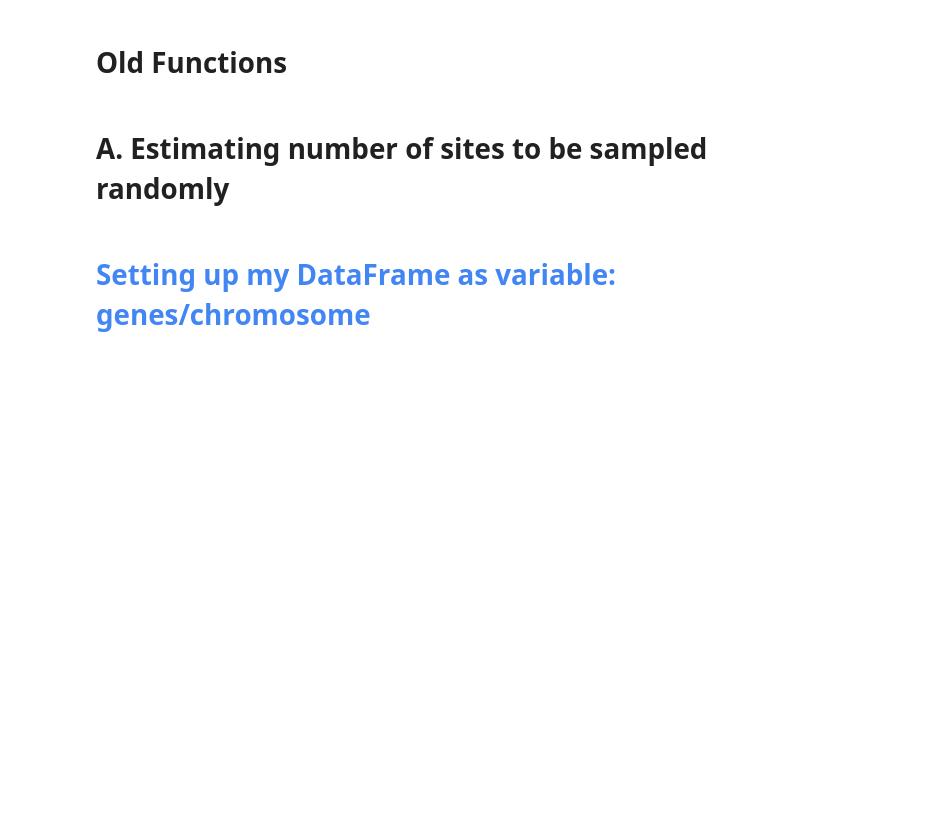
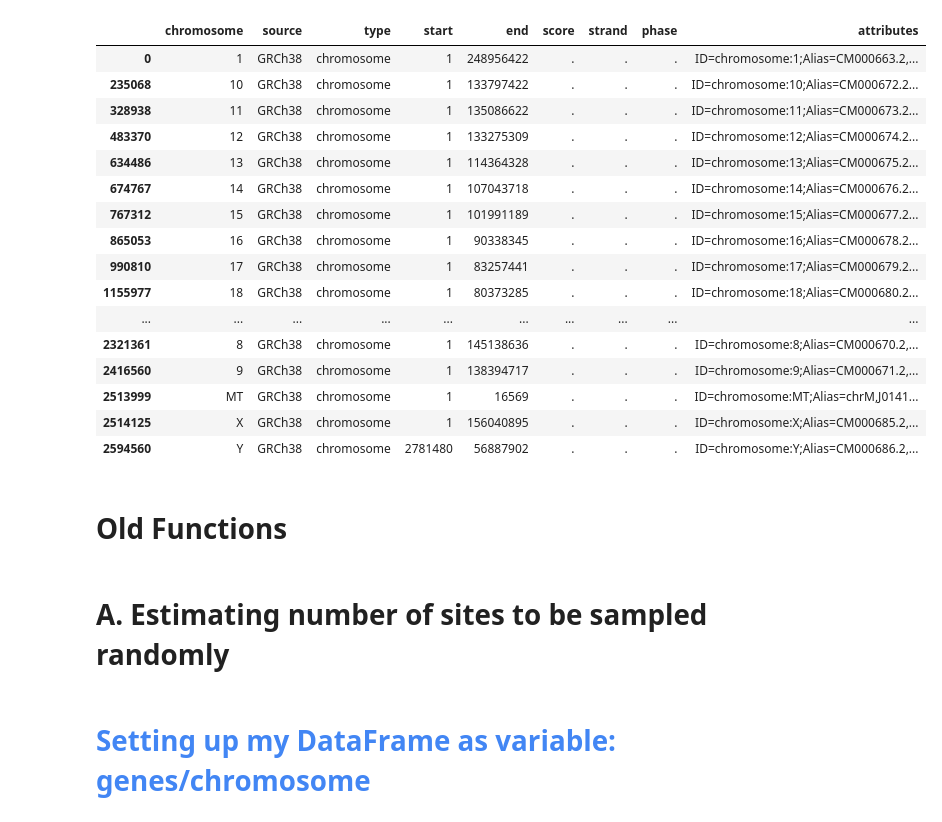
Before and after one commit to kevinjoshy/reFABS-Procedure, a Jupyter notebook: reFABS.ipynb, the cells around one changed output. Drawn from its saved outputs; the diff is of its cells as text; code cells hidden in the pictures; blank space fills up the shorter version.

```diff
--- a/reFABS.ipynb
+++ b/reFABS.ipynb
@@ -13,6 +13,26 @@ col_names = ['chromosome', 'source', 'type', 'start', 'end', 'score', 'strand',
 df = pd.read_csv('Homo_sapiens.GRCh38.85.gff3.gz', compression='gzip',
                          sep='\t', comment='#', low_memory=False,
                          header=None, names=col_names)
+# %%
+df[df.type == 'chromosome']
+# %% [output]
+|  | chromosome | source | type | start | end | score | strand | phase | attributes |
+| 0 | 1 | GRCh38 | chromosome | 1 | 248956422 | . | . | . | ID=chromosome:1;Alias=CM000663.2,... |
+| 235068 | 10 | GRCh38 | chromosome | 1 | 133797422 | . | . | . | ID=chromosome:10;Alias=CM000672.2... |
+| 328938 | 11 | GRCh38 | chromosome | 1 | 135086622 | . | . | . | ID=chromosome:11;Alias=CM000673.2... |
+| 483370 | 12 | GRCh38 | chromosome | 1 | 133275309 | . | . | . | ID=chromosome:12;Alias=CM000674.2... |
+| 634486 | 13 | GRCh38 | chromosome | 1 | 114364328 | . | . | . | ID=chromosome:13;Alias=CM000675.2... |
+| 674767 | 14 | GRCh38 | chromosome | 1 | 107043718 | . | . | . | ID=chromosome:14;Alias=CM000676.2... |
+| 767312 | 15 | GRCh38 | chromosome | 1 | 101991189 | . | . | . | ID=chromosome:15;Alias=CM000677.2... |
+| 865053 | 16 | GRCh38 | chromosome | 1 | 90338345 | . | . | . | ID=chromosome:16;Alias=CM000678.2... |
+| 990810 | 17 | GRCh38 | chromosome | 1 | 83257441 | . | . | . | ID=chromosome:17;Alias=CM000679.2... |
+| 1155977 | 18 | GRCh38 | chromosome | 1 | 80373285 | . | . | . | ID=chromosome:18;Alias=CM000680.2... |
+| ... | ... | ... | ... | ... | ... | ... | ... | ... | ... |
+| 2321361 | 8 | GRCh38 | chromosome | 1 | 145138636 | . | . | . | ID=chromosome:8;Alias=CM000670.2,... |
+| 2416560 | 9 | GRCh38 | chromosome | 1 | 138394717 | . | . | . | ID=chromosome:9;Alias=CM000671.2,... |
+| 2513999 | MT | GRCh38 | chromosome | 1 | 16569 | . | . | . | ID=chromosome:MT;Alias=chrM,J0141... |
+| 2514125 | X | GRCh38 | chromosome | 1 | 156040895 | . | . | . | ID=chromosome:X;Alias=CM000685.2,... |
+| 2594560 | Y | GRCh38 | chromosome | 2781480 | 56887902 | . | . | . | ID=chromosome:Y;Alias=CM000686.2,... |
 # %% [markdown]
 # Old Functions
 # %%
```
Also changed, not shown: parts of 2 cells of this notebook.
